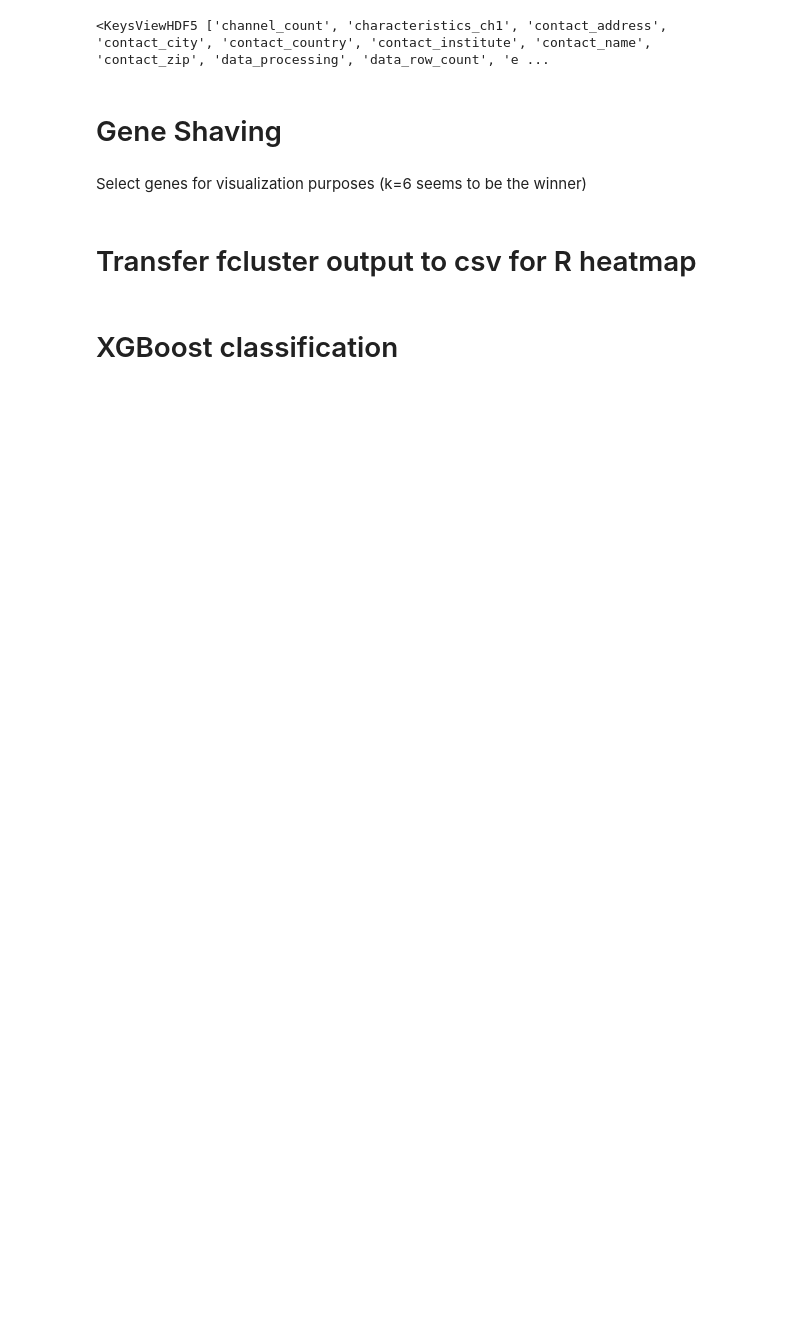
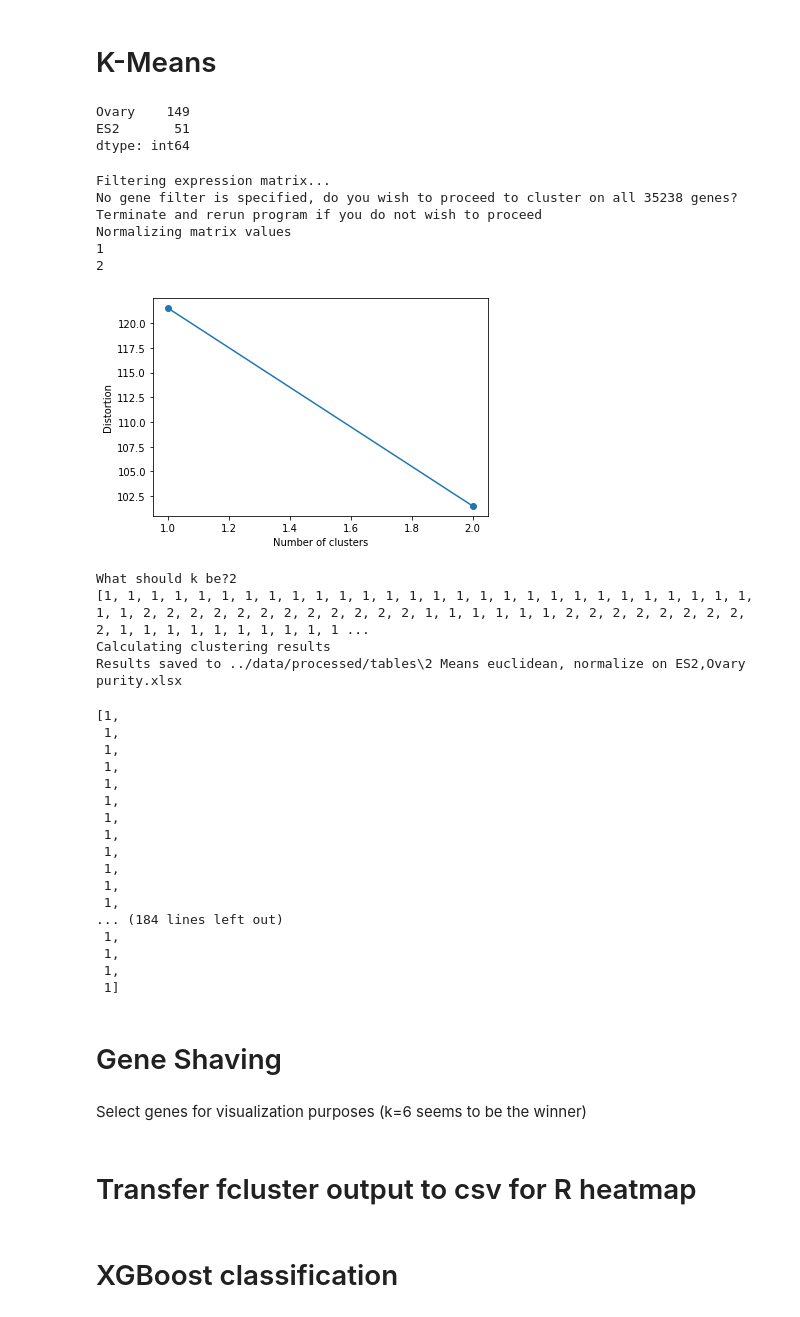
Before and after one commit to alexioso/ARCHS4-Clustering, a Jupyter notebook: notebooks/3. Clustering.ipynb, the cells around one changed output. Drawn from its saved outputs; the diff is of its cells as text; code cells hidden in the pictures; blank space fills up the shorter version.

```diff
--- a/notebooks/3. Clustering.ipynb
+++ b/notebooks/3. Clustering.ipynb
@@ -395,5 +408,2 @@ Name: Molecule, dtype: int64
-# %%
-with h5py.File(h5_filepath, "r") as h5file:
-    print(h5file["meta/samples"].keys())
-# %% [output]
-<KeysViewHDF5 ['channel_count', 'characteristics_ch1', 'contact_address', 'contact_city', 'contact_country', 'contact_institute', 'contact_name', 'contact_zip', 'data_processing', 'data_row_count', 'e ...
+# %% [markdown]
+# K-Means
@@ -400,3 +547,69 @@ with h5py.File(h5_filepath, "r") as h5file:
+# %%
+h5_filepath = "../data/raw/human_matrix_v9.h5"
+subsample_filepath = "../data/external/subsample_dict.json"
+
+#extract samples to compare for clustering as in this example using the dictionary json file:
+with open(subsample_filepath,'r') as f:
+    subsample_dict = json.loads(f.read())
+
+
+
+ovary_samples = subsample_dict["human"]["systems"]["urogenital"]["Ovary"]
+ovary_cell_lines = subsample_dict["human"]["cell-lines"]["ovary"]["SKOV3"]
+
+samples_filter_to = ovary_samples + ovary_cell_lines
+
+sample_labels = list(np.repeat("Ovary",len(ovary_samples))) + list(np.repeat("ES2",len(ovary_cell_lines)))
+
+print(pd.Series(sample_labels).value_counts())
+
+genes_filter_to = None
+
+value_transformation = "normalize"
+
+output_xlsx_folder = "../data/processed/tables"
+# %% [output]
+Ovary    149
+ES2       51
+dtype: int64
+# %%
+gene_expression_kmeans_cluster_analysis(h5_filepath,
+                                     True,
+                                     samples_filter_to,
+                                     genes_filter_to,
+                                     sample_labels,
+                                     value_transformation,
+                                     output_xlsx_folder,
+                                     output_dendro_folder)
+# %% [output]
+Filtering expression matrix...
+No gene filter is specified, do you wish to proceed to cluster on all 35238 genes?
+Terminate and rerun program if you do not wish to proceed
+Normalizing matrix values
+1
+2
+[figure, added]
+What should k be?2
+[1, 1, 1, 1, 1, 1, 1, 1, 1, 1, 1, 1, 1, 1, 1, 1, 1, 1, 1, 1, 1, 1, 1, 1, 1, 1, 1, 1, 1, 1, 2, 2, 2, 2, 2, 2, 2, 2, 2, 2, 2, 2, 1, 1, 1, 1, 1, 1, 2, 2, 2, 2, 2, 2, 2, 2, 2, 1, 1, 1, 1, 1, 1, 1, 1, 1, 1 ...
+Calculating clustering results
+Results saved to ../data/processed/tables\2 Means euclidean, normalize on ES2,Ovary purity.xlsx
+[1,
+ 1,
+ 1,
+ 1,
+ 1,
+ 1,
+ 1,
+ 1,
+ 1,
+ 1,
+ 1,
+ 1,
+... (184 lines left out)
+ 1,
+ 1,
+ 1,
+ 1]
 # %% [markdown]
 # Gene Shaving
 # %%
```
Also changed, not shown: parts of 7 cells of this notebook.
